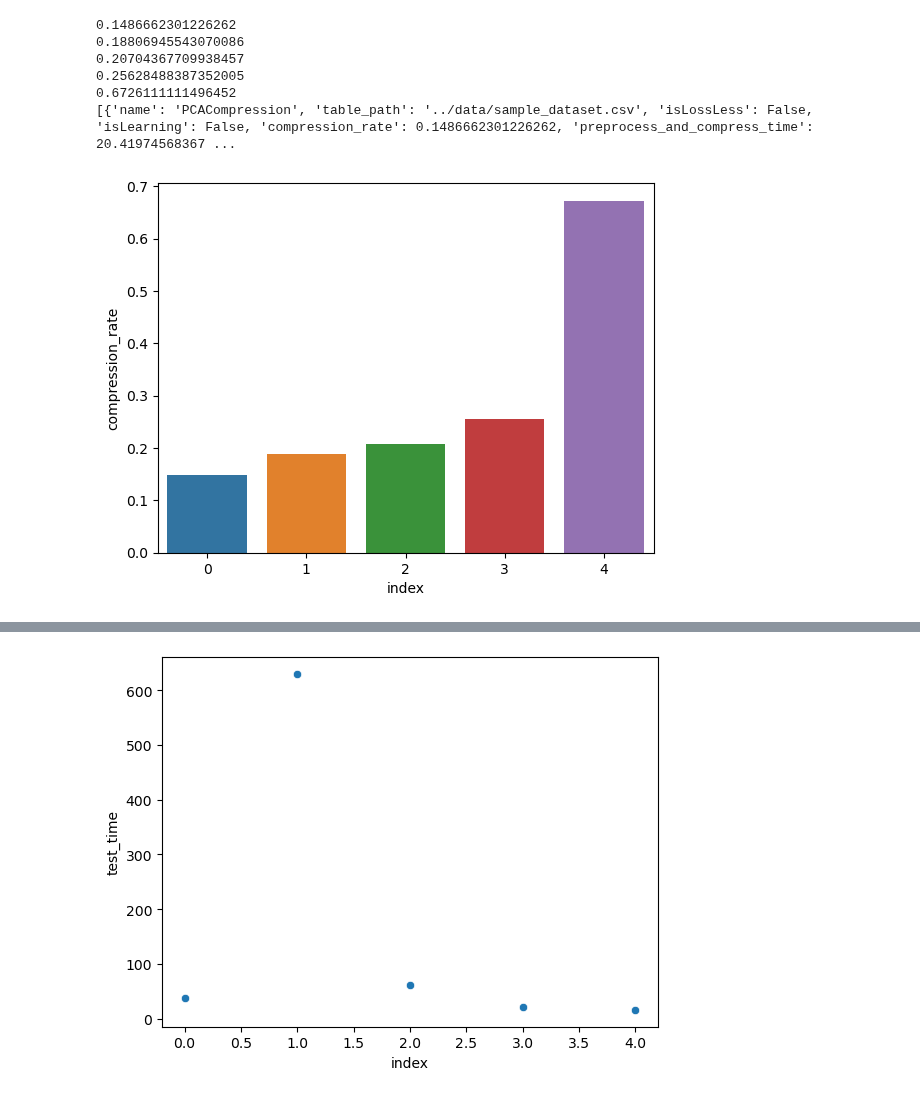
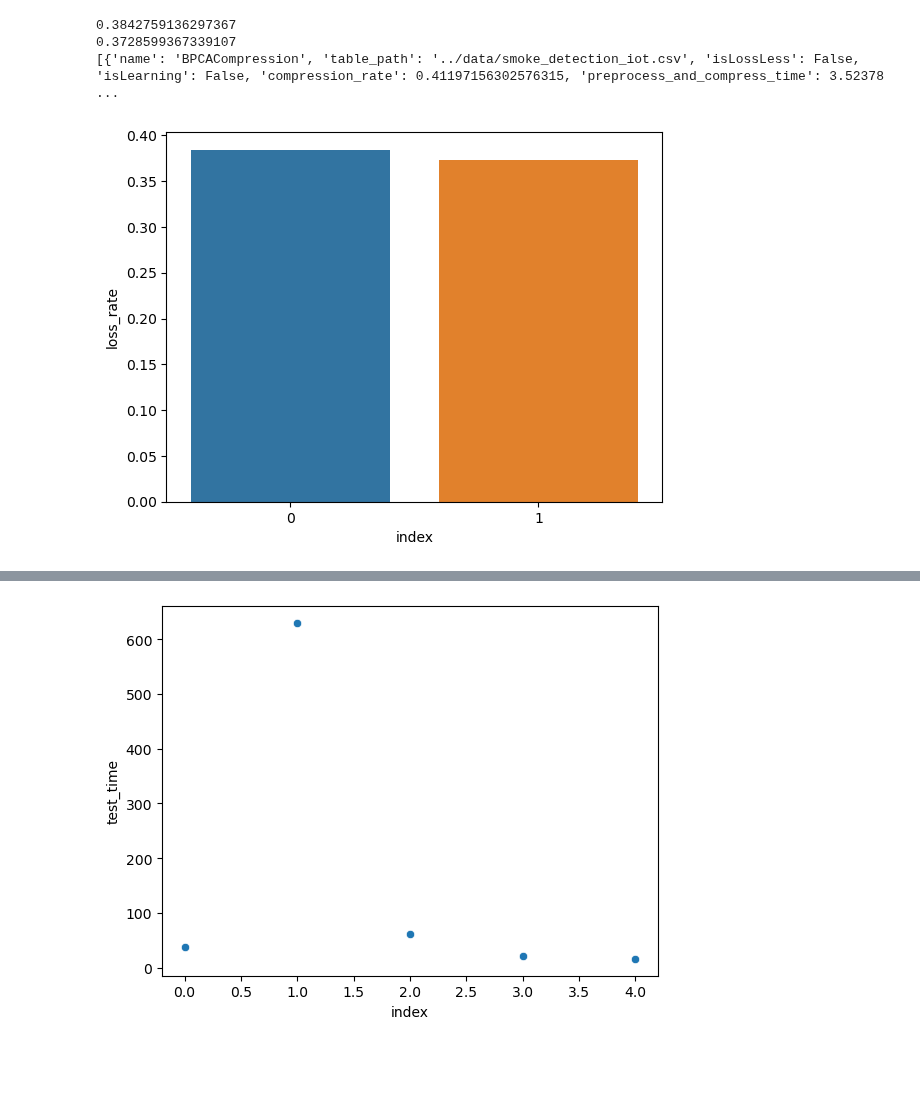
Before and after one commit to BuryatyaTut/STIL_internship, a Jupyter notebook: notebooks/platform_playground.ipynb, the cells around one changed output, grey strips where cells are left out. Drawn from its saved outputs; the diff is of its cells as text; code cells hidden in the pictures; blank space fills up the shorter version.

Commit message:
feat: implement basic bpca (#34)
* docs: fix typos

* feat: implement bpca

```diff
--- a/notebooks/platform_playground.ipynb
+++ b/notebooks/platform_playground.ipynb
@@ -4,5 +8,7 @@
 # %%
 
+from algo.process.normalize import NormalizeProcessing
+from algo.codec.bpca import BPCACompression
 from algo.codec.brotli import BrotliLibraryCompressionAlgorithm
 from algo.codec.pca import PCACompression
 from algo.codec.zstd import ZstdLibraryCompressionAlgorithm
@@ -12,11 +18,11 @@ from algo.codec.zlib import ZlibCompression
 from algo.codec.dummy import DummyCompressionAlgorithm
 
 benchmarks = []
-Algos = [PCACompression(7), BrotliLibraryCompressionAlgorithm(), ZstdLibraryCompressionAlgorithm(), ZlibCompression(), DummyCompressionAlgorithm()]
-Processes = [ConvertToBinaryProcessing()]
+Algos = [BPCACompression(n_components=15), PCACompression(15)]
+Processes = [NormalizeProcessing()]
 for algo in Algos:
     for proc in Processes:
-        a = Scaffold(algo, proc, "../data/sample_dataset.csv")
+        a = Scaffold(algo, proc, "../data/smoke_detection_iot.csv")
         a.start("test", logs=True)
         print(a.benchmark)
         benchmarks.append(a.benchmark)
@@ -45,15 +53,12 @@ json_scaffold("plug_config.json")
 # %%
 from plot import plot_benchmarks
 
-plot_benchmarks(benchmarks, "compression_rate")
+plot_benchmarks(benchmarks, "loss_rate")
 for i in benchmarks:
-    print(i["compression_rate"])
+    print(i["loss_rate"])
 print(benchmarks)
 # %% [output]
-0.1486662301226262
-0.18806945543070086
-0.20704367709938457
-0.25628488387352005
-0.6726111111496452
-[{'name': 'PCACompression', 'table_path': '../data/sample_dataset.csv', 'isLossLess': False, 'isLearning': False, 'compression_rate': 0.1486662301226262, 'preprocess_and_compress_time': 20.41974568367 ...
+0.3842759136297367
+0.3728599367339107
+[{'name': 'BPCACompression', 'table_path': '../data/smoke_detection_iot.csv', 'isLossLess': False, 'isLearning': False, 'compression_rate': 0.41197156302576315, 'preprocess_and_compress_time': 3.52378 ...
-[figure, old version]
+[figure, new version]
```
Also changed, not shown: parts of 4 cells of this notebook, 4 other files.
